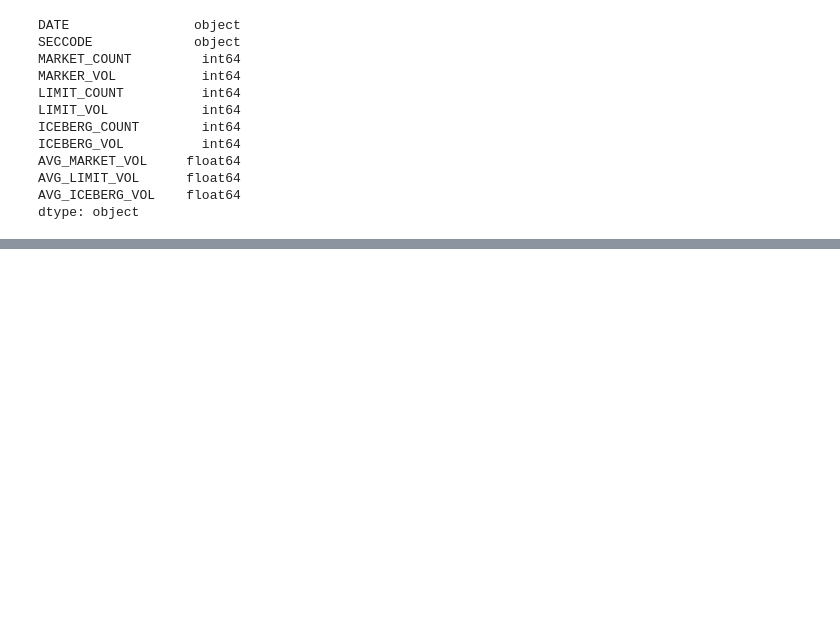
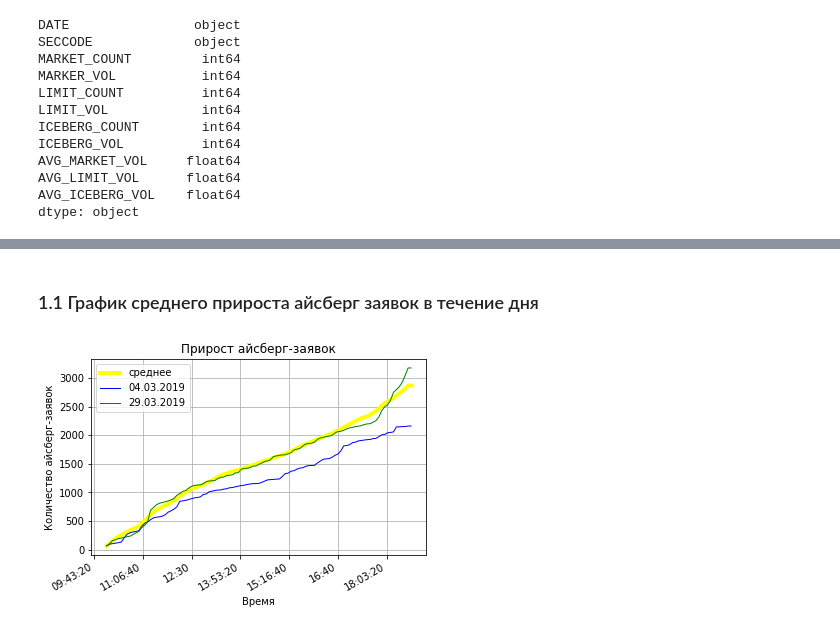
Before and after one commit to katya-luzina/master_thesis, a Jupyter notebook: 1. выявление айсберг-заявок.ipynb, the cells around one changed output, grey strips where cells are left out. Cells and saved outputs as stored; diff of their text form; code cells hidden in the pictures; blank space fills up the shorter version.

```diff
--- a/1. выявление айсберг-заявок.ipynb
+++ b/1. выявление айсберг-заявок.ipynb
@@ -326,0 +564,19 @@ statistics_mean
+# %% [markdown]
+### 1.1 График среднего прироста айсберг заявок в течение дня
+# %%
+# c - цвет точки
+# s - размер точки
+fig, ax = plt.subplots()
+plt.grid()
+plt.title('Прирост айсберг-заявок')
+plt.xlabel('Время')
+plt.ylabel('Количество айсберг-заявок')
+ax.plot(ice_day.TIME, ice_day.CUM_MEAN, linestyle = '-', linewidth = 4, color = 'yellow', label = 'среднее')
+ax.plot(ice_day.TIME, ice_day.CUM20190304, linestyle = '-', linewidth = 1, color = 'blue', label = '04.03.2019')
+ax.plot(ice_day.TIME, ice_day.CUM20190329, linestyle = '-', linewidth = 1, color = 'green', label = '29.03.2019')
+ax.legend()
+plt.gcf().autofmt_xdate()
+plt.show()
+fig.savefig('11 График среднего прироста айсберг заявок в течение дня.png')
+# %% [output]
+[figure, added]
```
Also changed, not shown: parts of 18 cells of this notebook.
